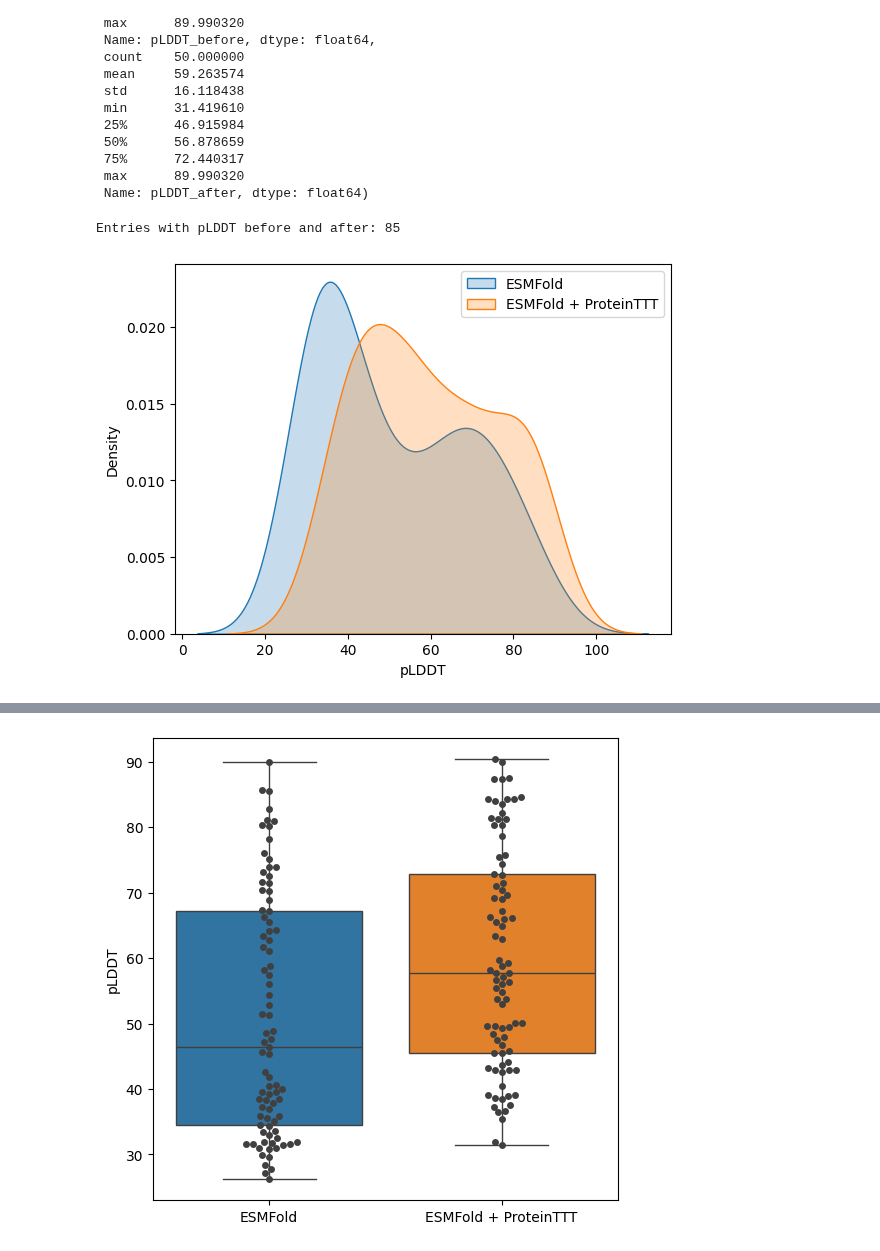
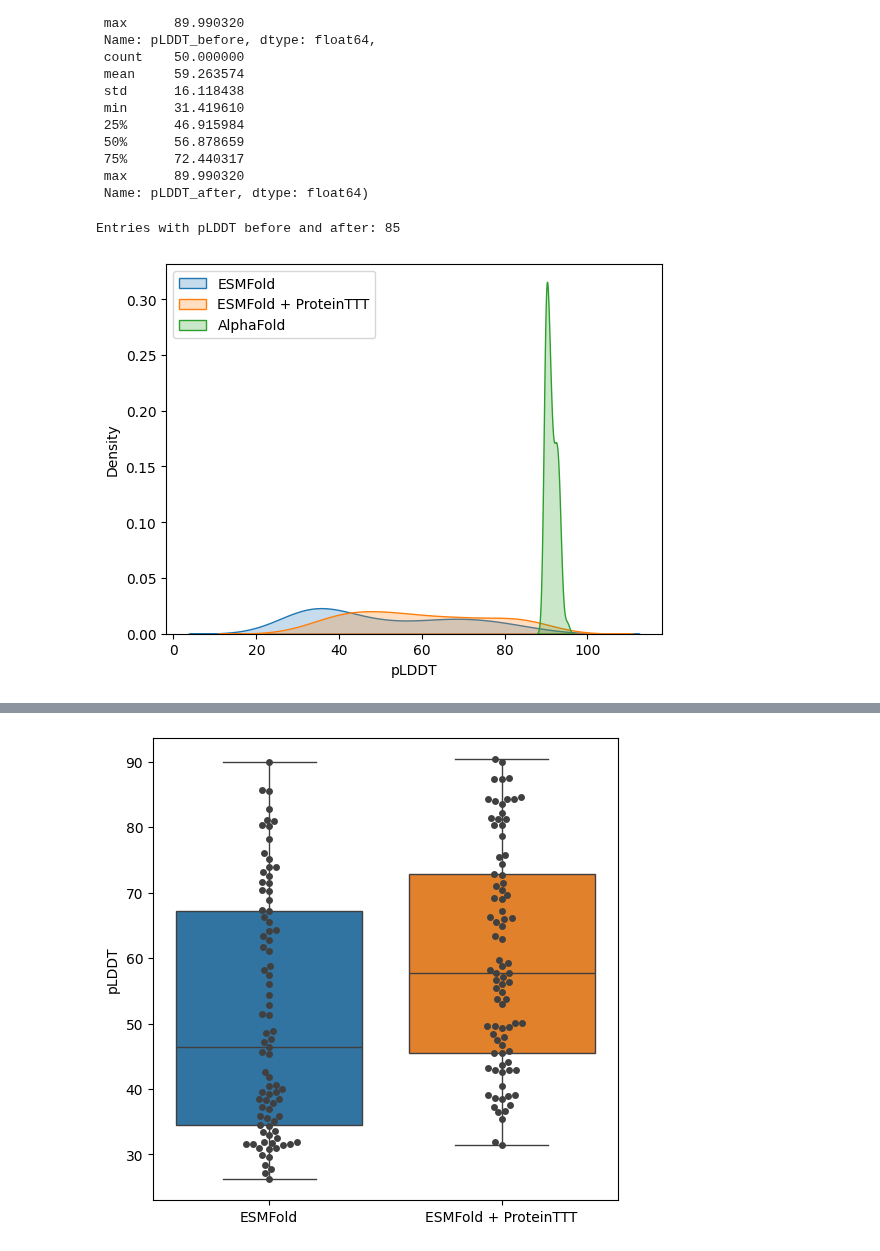
Before and after one commit to pimenol/ProteinTTT, a Jupyter notebook: notebooks/Bfvd.ipynb, the cells around one changed output, grey strips where cells are left out. Saved outputs shown, nothing was run; the diff lists cells and outputs as text; code cells hidden in the pictures.

Commit message:
calculate_metrics

```diff
--- a/notebooks/Bfvd.ipynb
+++ b/notebooks/Bfvd.ipynb
@@ -94,6 +96,39 @@ def fold_chain(sequence, pdb_id, *, model, tag, out_dir=OUTPUT_PDB):
     pLDDT_after = predict_structure(model, sequence, pdb_id, tag='_ttt', out_dir=out_dir)
     model.ttt_reset()
     return pLDDT_after
+
+def calculate_metrics(true_path, pred_path):
+    true_struct = bsio.load_structure(true_path, extra_fields=["b_factor"])
+    plddt_alpha = float(np.asarray(true_struct.b_factor, dtype=float).mean())
+
+    tm_score = calculate_tm_score(pred_path, true_path)
+    lddt = lddt_score(true_path, pred_path)
+
+    return tm_score, lddt, plddt_alpha
 # %%
 num_of_low = 0
 col = 'seq'
+# %%
+for i, row in df.iterrows():
+    if pd.isna(row['pLDDT_after']):
+        continue
+    id = str(row.get("id"))
+
+    tm_score_before, lddt_before, pldd_alphafold = calculate_metrics(
+        true_path=CORRECT_PREDICTED_PDB / f"{id}.pdb",
+        pred_path=OUTPUT_PDB / f"{id}.pdb"
+    )
+    tm_score_after, lddt_after, _ = calculate_metrics(
+        true_path=CORRECT_PREDICTED_PDB / f"{id}.pdb",
+        pred_path=OUTPUT_PDB / f"{id}_ttt.pdb"
+    )
+
+    df.at[i, 'tm_score_before'] = tm_score_before
+    df.at[i, 'lddt_before'] = lddt_before
+
+    df.at[i, 'lddt_after'] = lddt_after
+    df.at[i, 'tm_score_after'] = tm_score_after
+
+    df.at[i, 'plddt_AlphaFold'] = pldd_alphafold
+
+    print(f"tm_score before: {tm_score_before:.3f}, after: {tm_score_after:.3f}; ")
@@ -100,7 +153,9 @@ col = 'seq'
+# %%
+df['tm_score_difference'] = df['tm_score_after'] - df['tm_score_before']
 # %%
 c = 0
 for i, row in df.iterrows():
-    if row['len'] > 400 or pd.notna(row['pLDDT_after']):
+    if row['len'] > 500 or pd.notna(row['pLDDT_after']):
         continue
     c += 1
     id = str(row.get("id"))
@@ -150,17 +205,15 @@ df.to_csv(SUMMARY_PATH, sep="\t", index=False)
  max      89.990320
  Name: pLDDT_after, dtype: float64)
 # %%
-import seaborn as sns
-import matplotlib.pyplot as plt
-
 sub_df = df.query("pLDDT_before.notna() and pLDDT_after.notna()")
 print(f"Entries with pLDDT before and after: {len(sub_df):,}")
 
 sns.kdeplot(sub_df['pLDDT_before'], label='ESMFold', fill=True)
 sns.kdeplot(sub_df['pLDDT_after'], label='ESMFold + ProteinTTT', fill=True)
+sns.kdeplot(sub_df['plddt_AlphaFold'], label='AlphaFold', fill=True)
 plt.xlabel('pLDDT')
 plt.legend()
 plt.show()
 # %% [output]
 Entries with pLDDT before and after: 85
-[figure, old version]
+[figure, new version]
```
Also changed, not shown: parts of 9 cells of this notebook.
